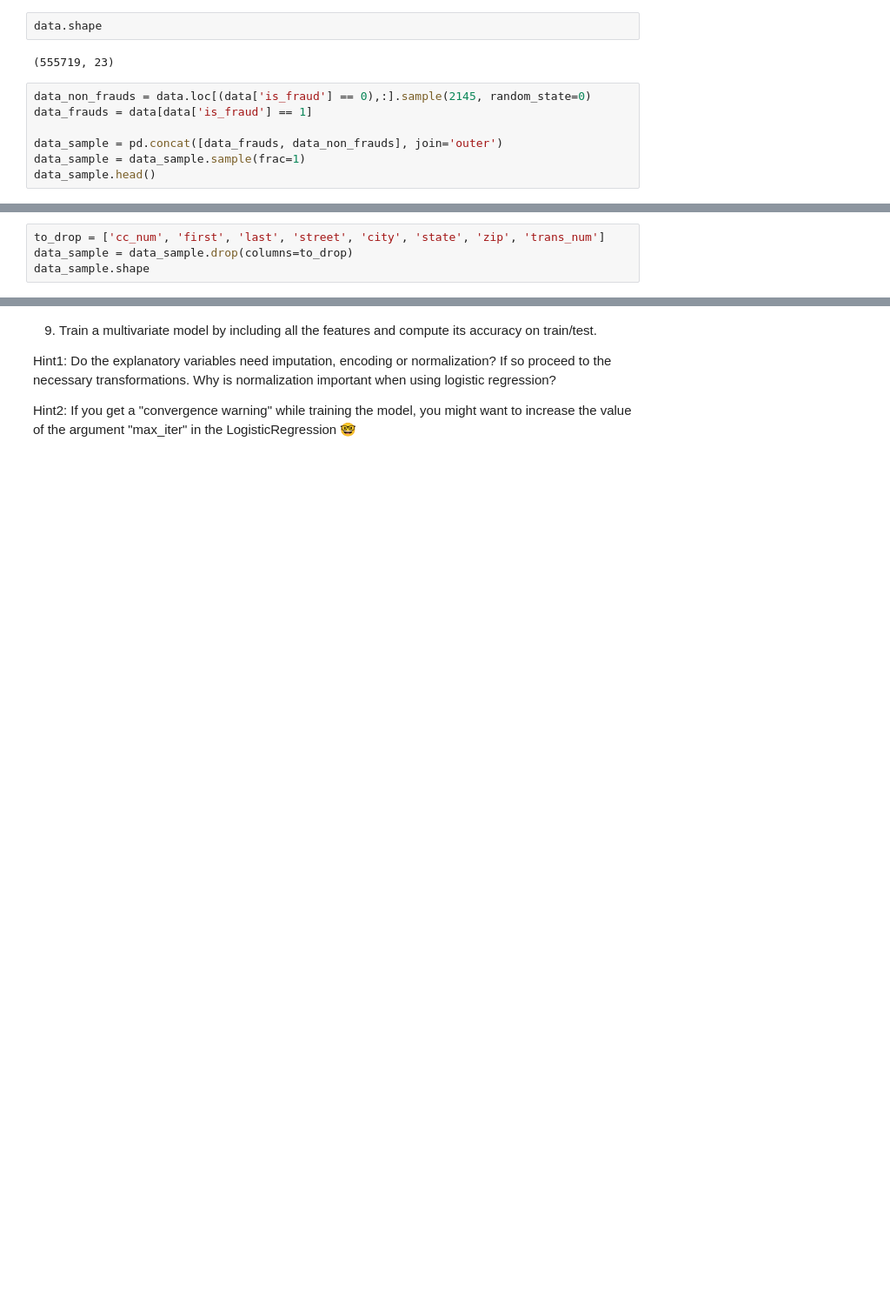
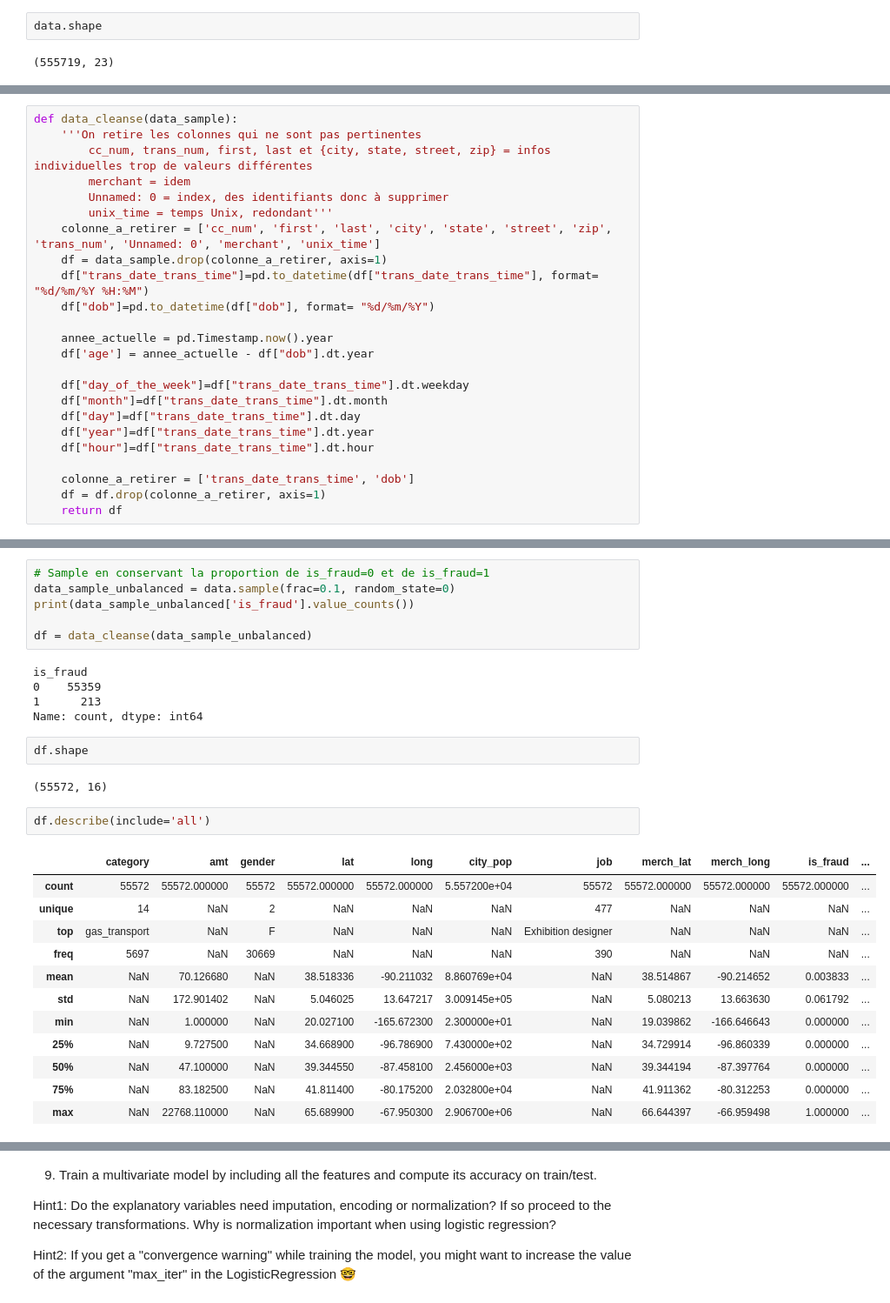
Before and after one commit to PierreSchickele/CC_Fraud_Prediction_ProjetFinal, a Jupyter notebook: Credit_Card_Fraud.ipynb, the cells around one changed output, grey strips where cells are left out. Shown at 87% size. Cells and saved outputs as stored; diff of their text form; blank space fills up the shorter version.

```diff
--- a/Credit_Card_Fraud.ipynb
+++ b/Credit_Card_Fraud.ipynb
@@ -79,10 +80,3 @@ Name: count, dtype: int64
 data.shape
 # %% [output]
 (555719, 23)
-# %%
-data_non_frauds = data.loc[(data['is_fraud'] == 0),:].sample(2145, random_state=0)
-data_frauds = data[data['is_fraud'] == 1]
-
-data_sample = pd.concat([data_frauds, data_non_frauds], join='outer')
-data_sample = data_sample.sample(frac=1)
-data_sample.head()
@@ -108,4 +82,0 @@ Name: count, dtype: int64
-# %%
-to_drop = ['cc_num', 'first', 'last', 'street', 'city', 'state', 'zip', 'trans_num']
-data_sample = data_sample.drop(columns=to_drop)
-data_sample.shape
@@ -234,0 +83,24 @@ The baseline model is already much more efficient than a dummy model!
+# %%
+def data_cleanse(data_sample):
+    '''On retire les colonnes qui ne sont pas pertinentes
+        cc_num, trans_num, first, last et {city, state, street, zip} = infos individuelles trop de valeurs différentes
+        merchant = idem
+        Unnamed: 0 = index, des identifiants donc à supprimer
+        unix_time = temps Unix, redondant'''
+    colonne_a_retirer = ['cc_num', 'first', 'last', 'city', 'state', 'street', 'zip', 'trans_num', 'Unnamed: 0', 'merchant', 'unix_time']
+    df = data_sample.drop(colonne_a_retirer, axis=1)
+    df["trans_date_trans_time"]=pd.to_datetime(df["trans_date_trans_time"], format= "%d/%m/%Y %H:%M")
+    df["dob"]=pd.to_datetime(df["dob"], format= "%d/%m/%Y")
+
+    annee_actuelle = pd.Timestamp.now().year
+    df['age'] = annee_actuelle - df["dob"].dt.year
+
+    df["day_of_the_week"]=df["trans_date_trans_time"].dt.weekday
+    df["month"]=df["trans_date_trans_time"].dt.month
+    df["day"]=df["trans_date_trans_time"].dt.day
+    df["year"]=df["trans_date_trans_time"].dt.year
+    df["hour"]=df["trans_date_trans_time"].dt.hour
+
+    colonne_a_retirer = ['trans_date_trans_time', 'dob']
+    df = df.drop(colonne_a_retirer, axis=1)
+    return df
@@ -234,0 +115,30 @@ The baseline model is already much more efficient than a dummy model!
+# %%
+# Sample en conservant la proportion de is_fraud=0 et de is_fraud=1
+data_sample_unbalanced = data.sample(frac=0.1, random_state=0)
+print(data_sample_unbalanced['is_fraud'].value_counts())
+
+df = data_cleanse(data_sample_unbalanced)
+# %% [output]
+is_fraud
+0    55359
+1      213
+Name: count, dtype: int64
+# %%
+df.shape
+# %% [output]
+(55572, 16)
+# %%
+df.describe(include='all')
+# %% [output]
+|  | category | amt | gender | lat | long | city_pop | job | merch_lat | merch_long | is_fraud | ... |
+| count | 55572 | 55572.000000 | 55572 | 55572.000000 | 55572.000000 | 5.557200e+04 | 55572 | 55572.000000 | 55572.000000 | 55572.000000 | ... |
+| unique | 14 | NaN | 2 | NaN | NaN | NaN | 477 | NaN | NaN | NaN | ... |
+| top | gas_transport | NaN | F | NaN | NaN | NaN | Exhibition designer | NaN | NaN | NaN | ... |
+| freq | 5697 | NaN | 30669 | NaN | NaN | NaN | 390 | NaN | NaN | NaN | ... |
+| mean | NaN | 70.126680 | NaN | 38.518336 | -90.211032 | 8.860769e+04 | NaN | 38.514867 | -90.214652 | 0.003833 | ... |
+| std | NaN | 172.901402 | NaN | 5.046025 | 13.647217 | 3.009145e+05 | NaN | 5.080213 | 13.663630 | 0.061792 | ... |
+| min | NaN | 1.000000 | NaN | 20.027100 | -165.672300 | 2.300000e+01 | NaN | 19.039862 | -166.646643 | 0.000000 | ... |
+| 25% | NaN | 9.727500 | NaN | 34.668900 | -96.786900 | 7.430000e+02 | NaN | 34.729914 | -96.860339 | 0.000000 | ... |
+| 50% | NaN | 47.100000 | NaN | 39.344550 | -87.458100 | 2.456000e+03 | NaN | 39.344194 | -87.397764 | 0.000000 | ... |
+| 75% | NaN | 83.182500 | NaN | 41.811400 | -80.175200 | 2.032800e+04 | NaN | 41.911362 | -80.312253 | 0.000000 | ... |
+| max | NaN | 22768.110000 | NaN | 65.689900 | -67.950300 | 2.906700e+06 | NaN | 66.644397 | -66.959498 | 1.000000 | ... |
```
Also changed, not shown: parts of 38 cells of this notebook.
